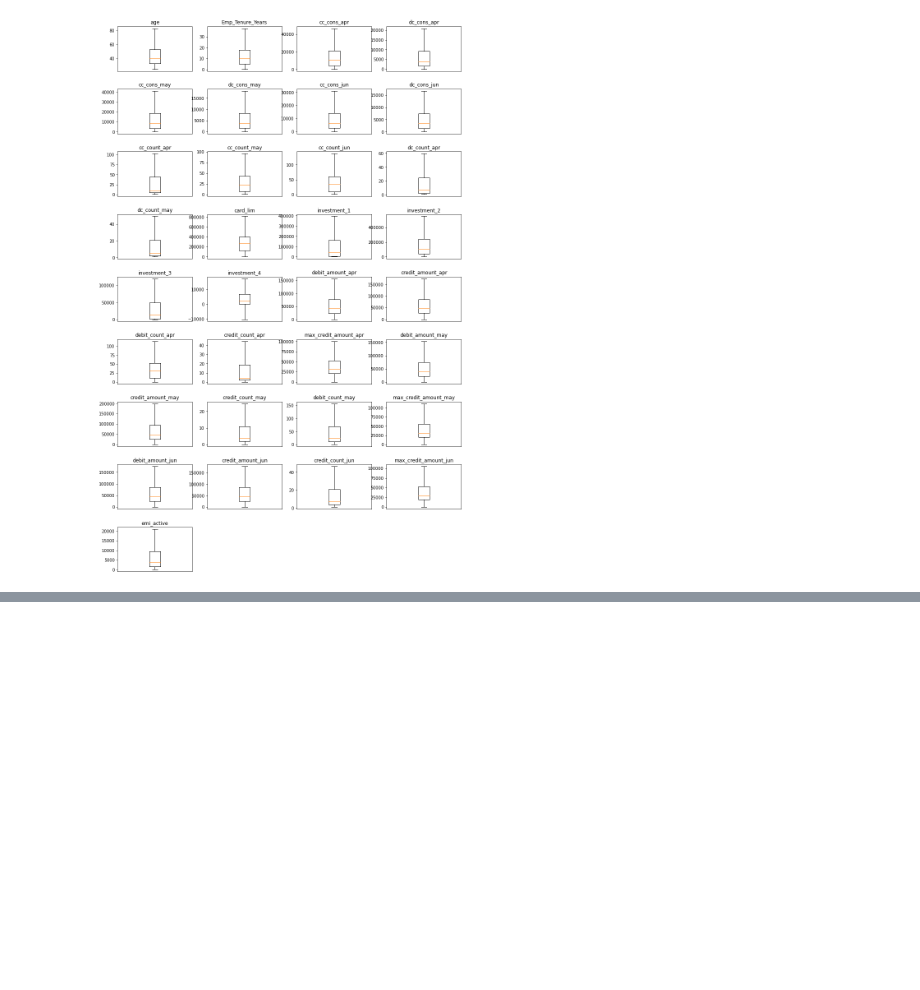
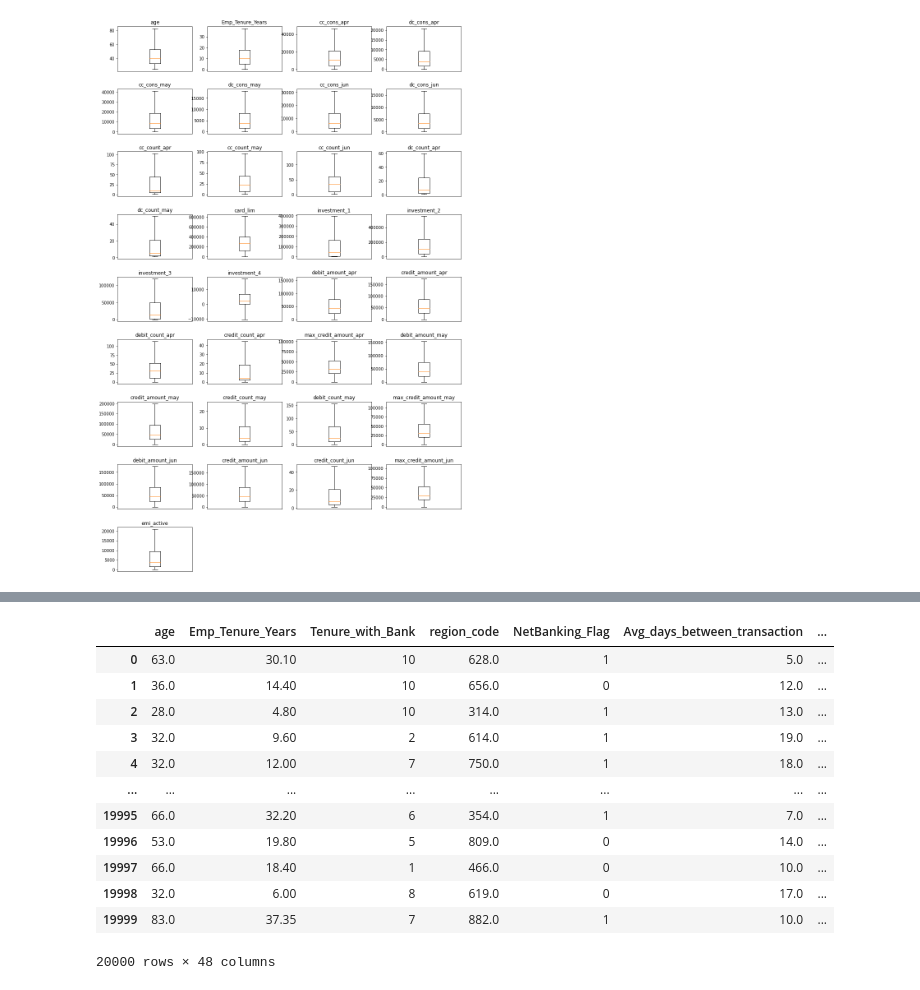
Before and after one commit to BhuvanJoshi007/Predicting_Credit_Consumption, a Jupyter notebook: Predicting Credit Consumption.ipynb, the cells around one changed output, grey strips where cells are left out. Saved outputs shown, nothing was run; the diff lists cells and outputs as text; code cells hidden in the pictures; blank space fills up the shorter version.

```diff
--- a/Predicting Credit Consumption.ipynb
+++ b/Predicting Credit Consumption.ipynb
@@ -551,0 +572,16 @@ plt.show()
+# %%
+merged_table
+# %% [output]
+|  | age | Emp_Tenure_Years | Tenure_with_Bank | region_code | NetBanking_Flag | Avg_days_between_transaction | ... |
+| 0 | 63.0 | 30.10 | 10 | 628.0 | 1 | 5.0 | ... |
+| 1 | 36.0 | 14.40 | 10 | 656.0 | 0 | 12.0 | ... |
+| 2 | 28.0 | 4.80 | 10 | 314.0 | 1 | 13.0 | ... |
+| 3 | 32.0 | 9.60 | 2 | 614.0 | 1 | 19.0 | ... |
+| 4 | 32.0 | 12.00 | 7 | 750.0 | 1 | 18.0 | ... |
+| ... | ... | ... | ... | ... | ... | ... | ... |
+| 19995 | 66.0 | 32.20 | 6 | 354.0 | 1 | 7.0 | ... |
+| 19996 | 53.0 | 19.80 | 5 | 809.0 | 0 | 14.0 | ... |
+| 19997 | 66.0 | 18.40 | 1 | 466.0 | 0 | 10.0 | ... |
+| 19998 | 32.0 | 6.00 | 8 | 619.0 | 0 | 17.0 | ... |
+| 19999 | 83.0 | 37.35 | 7 | 882.0 | 1 | 10.0 | ... |
+20000 rows × 48 columns
```
Also changed, not shown: parts of 12 cells of this notebook.
